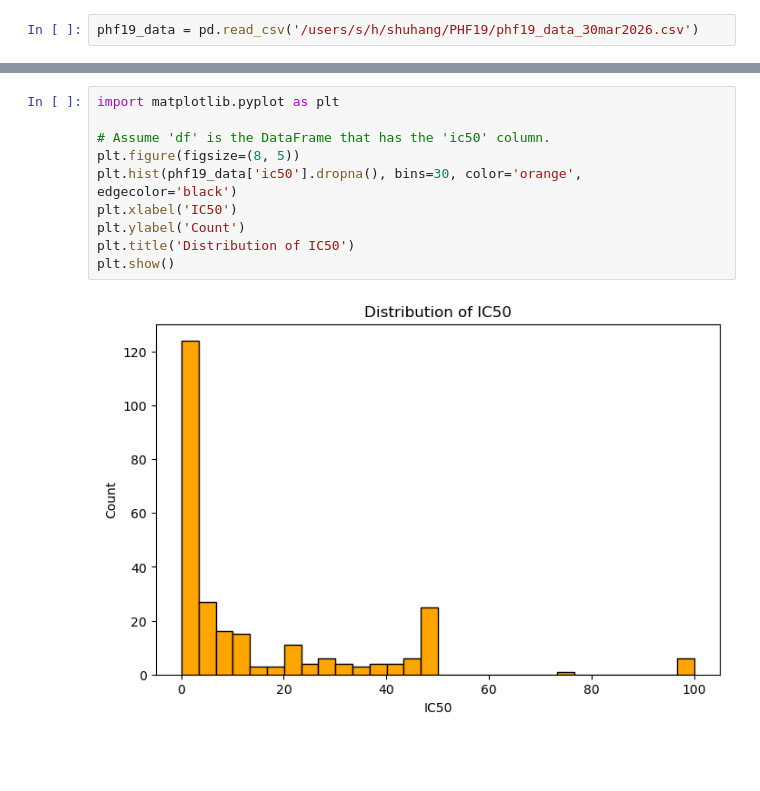
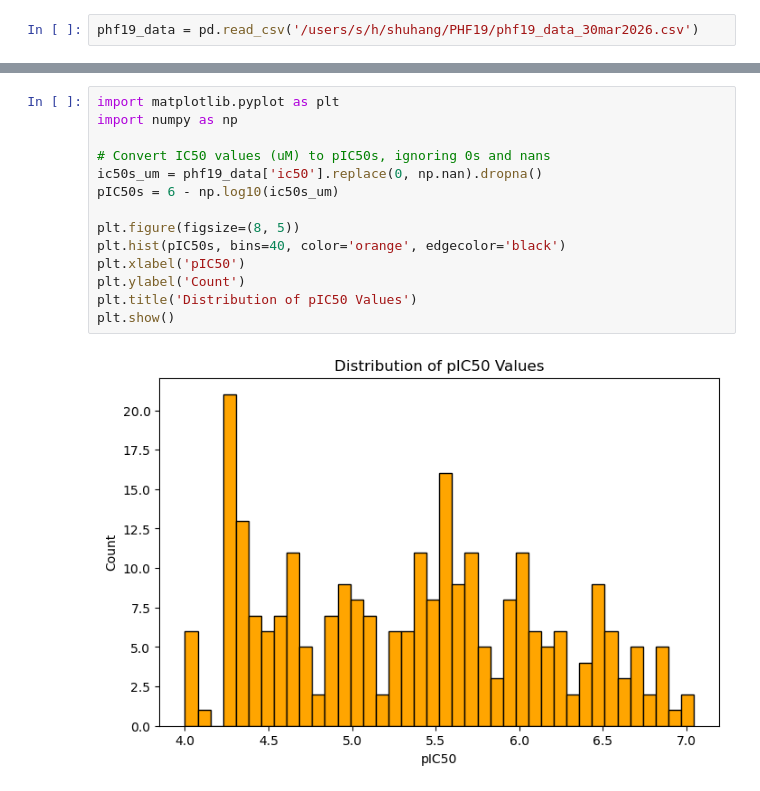
Before and after one commit to Popov-Lab-UNC/draco, a Jupyter notebook: playground.ipynb, the cells around one changed output, grey strips where cells are left out. Saved outputs shown, nothing was run; the diff lists cells and outputs as text; blank space fills up the shorter version.

```diff
--- a/playground.ipynb
+++ b/playground.ipynb
@@ -104,13 +307,17 @@ plt.show()
-# %%
-import matplotlib.pyplot as plt
-
-# Assume 'df' is the DataFrame that has the 'ic50' column.
-plt.figure(figsize=(8, 5))
-plt.hist(phf19_data['ic50'].dropna(), bins=30, color='orange', edgecolor='black')
-plt.xlabel('IC50')
-plt.ylabel('Count')
-plt.title('Distribution of IC50')
-plt.show()
-# %% [output]
-[figure, removed]
+# %%
+import matplotlib.pyplot as plt
+import numpy as np
+
+# Convert IC50 values (uM) to pIC50s, ignoring 0s and nans
+ic50s_um = phf19_data['ic50'].replace(0, np.nan).dropna()
+pIC50s = 6 - np.log10(ic50s_um)
+
+plt.figure(figsize=(8, 5))
+plt.hist(pIC50s, bins=40, color='orange', edgecolor='black')
+plt.xlabel('pIC50')
+plt.ylabel('Count')
+plt.title('Distribution of pIC50 Values')
+plt.show()
+# %% [output]
+[figure, added]
 # %%
```
Also changed, not shown: parts of 18 cells of this notebook, 10 other files.
